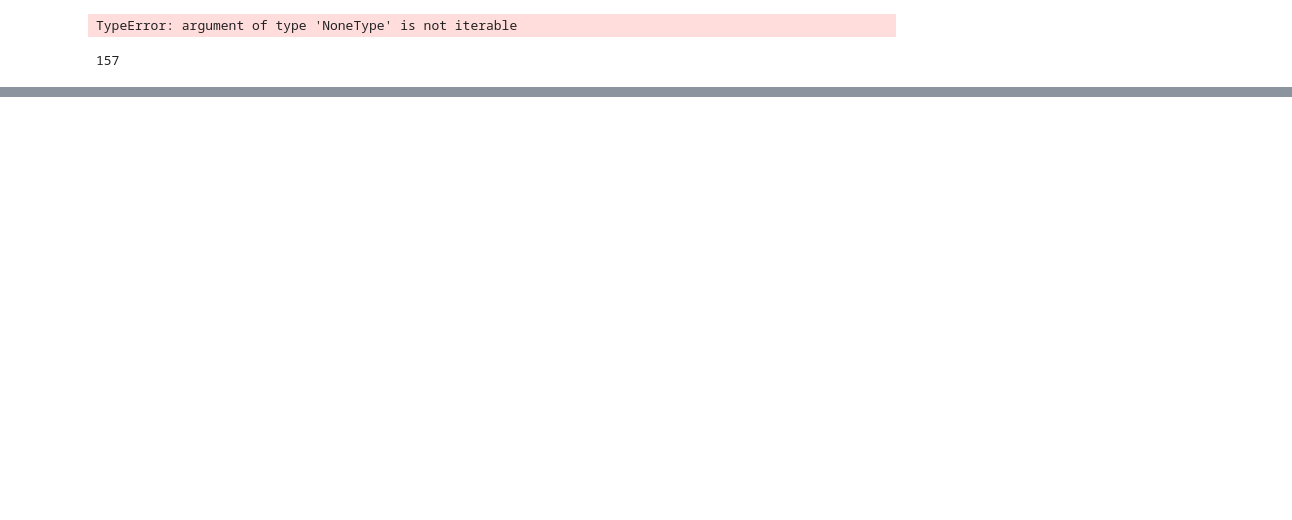
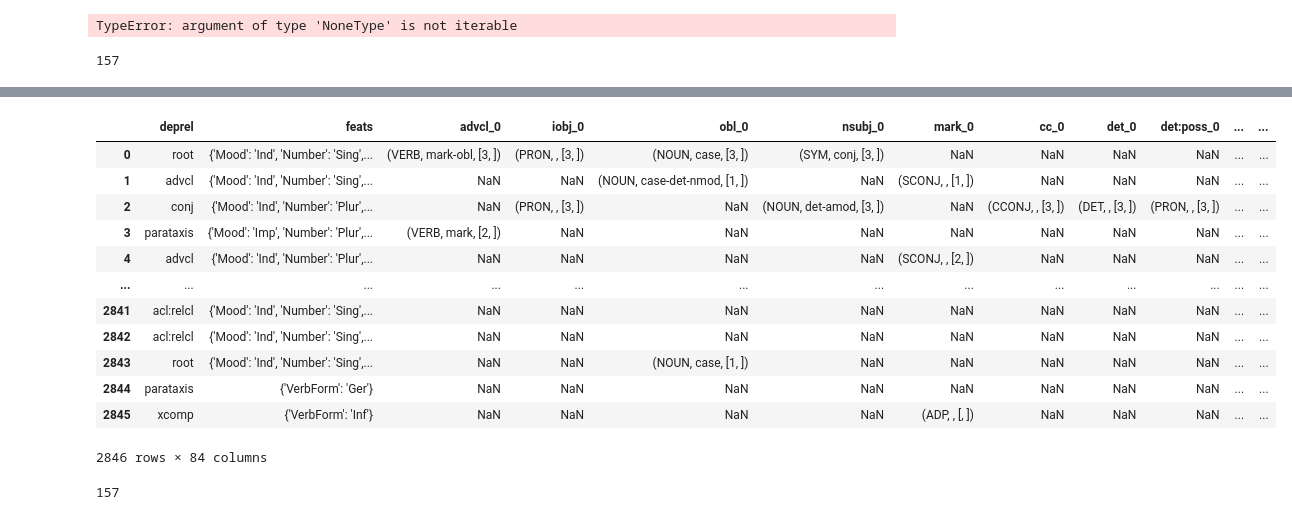
Before and after one commit to johnwdubois/PreferredArgumentStructure, a Jupyter notebook: PAS-UD/generate_arg_data.ipynb, the cells around one changed output, grey strips where cells are left out. Saved outputs shown, nothing was run; the diff lists cells and outputs as text; code cells hidden in the pictures; blank space fills up the shorter version.

```diff
--- a/PAS-UD/generate_arg_data.ipynb
+++ b/PAS-UD/generate_arg_data.ipynb
@@ -166,0 +197,20 @@ get_info_lang(lang, langs)
+# %%
+l[100]
+# %% [output]
+|  | deprel | feats | advcl_0 | iobj_0 | obl_0 | nsubj_0 | mark_0 | cc_0 | det_0 | det:poss_0 | ... | ... |
+| 0 | root | {'Mood': 'Ind', 'Number': 'Sing',... | (VERB, mark-obl, [3, ]) | (PRON, , [3, ]) | (NOUN, case, [3, ]) | (SYM, conj, [3, ]) | NaN | NaN | NaN | NaN | ... | ... |
+| 1 | advcl | {'Mood': 'Ind', 'Number': 'Sing',... | NaN | NaN | (NOUN, case-det-nmod, [1, ]) | NaN | (SCONJ, , [1, ]) | NaN | NaN | NaN | ... | ... |
+| 2 | conj | {'Mood': 'Ind', 'Number': 'Plur',... | NaN | (PRON, , [3, ]) | NaN | (NOUN, det-amod, [3, ]) | NaN | (CCONJ, , [3, ]) | (DET, , [3, ]) | (PRON, , [3, ]) | ... | ... |
+| 3 | parataxis | {'Mood': 'Imp', 'Number': 'Plur',... | (VERB, mark, [2, ]) | NaN | NaN | NaN | NaN | NaN | NaN | NaN | ... | ... |
+| 4 | advcl | {'Mood': 'Ind', 'Number': 'Plur',... | NaN | NaN | NaN | NaN | (SCONJ, , [2, ]) | NaN | NaN | NaN | ... | ... |
+| ... | ... | ... | ... | ... | ... | ... | ... | ... | ... | ... | ... | ... |
+| 2841 | acl:relcl | {'Mood': 'Ind', 'Number': 'Sing',... | NaN | NaN | NaN | NaN | NaN | NaN | NaN | NaN | ... | ... |
+| 2842 | acl:relcl | {'Mood': 'Ind', 'Number': 'Sing',... | NaN | NaN | NaN | NaN | NaN | NaN | NaN | NaN | ... | ... |
+| 2843 | root | {'Mood': 'Ind', 'Number': 'Sing',... | NaN | NaN | (NOUN, case, [1, ]) | NaN | NaN | NaN | NaN | NaN | ... | ... |
+| 2844 | parataxis | {'VerbForm': 'Ger'} | NaN | NaN | NaN | NaN | NaN | NaN | NaN | NaN | ... | ... |
+| 2845 | xcomp | {'VerbForm': 'Inf'} | NaN | NaN | NaN | NaN | (ADP, , [, ]) | NaN | NaN | NaN | ... | ... |
+2846 rows × 84 columns
+# %%
+len(l)
+# %% [output]
+157
```
Also changed, not shown: parts of 7 cells of this notebook.
